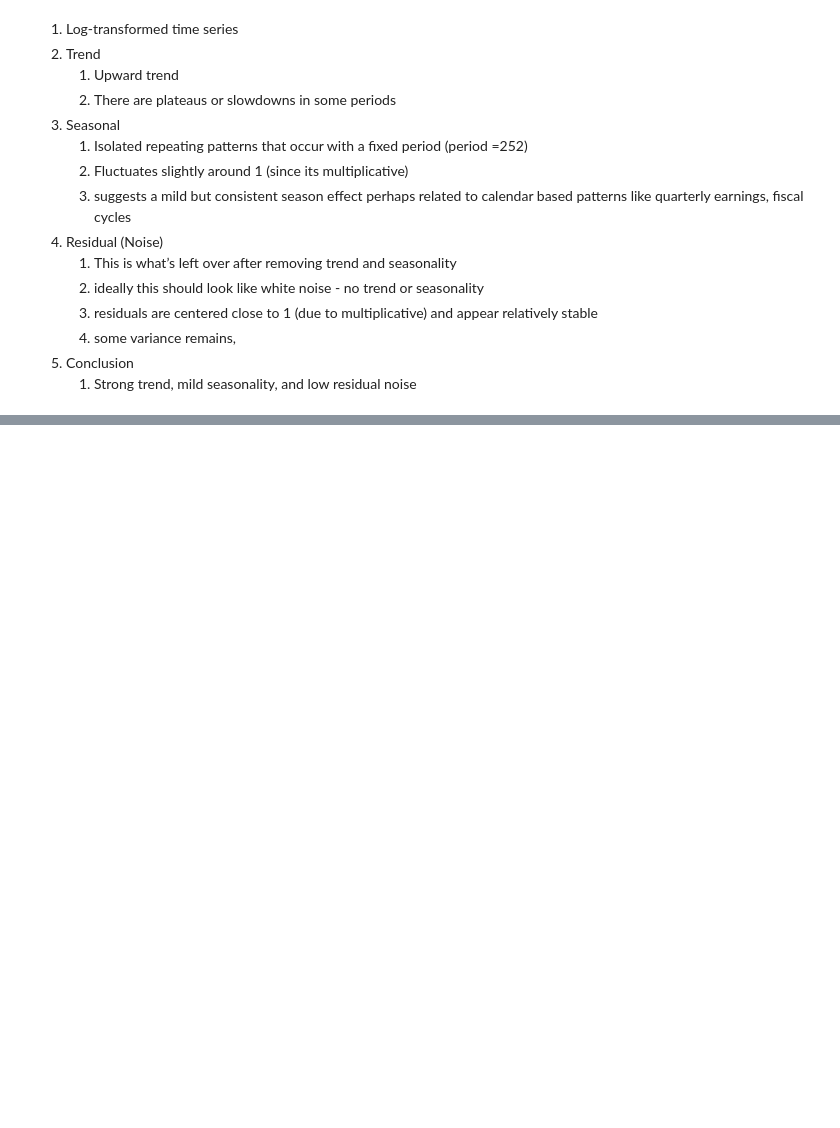
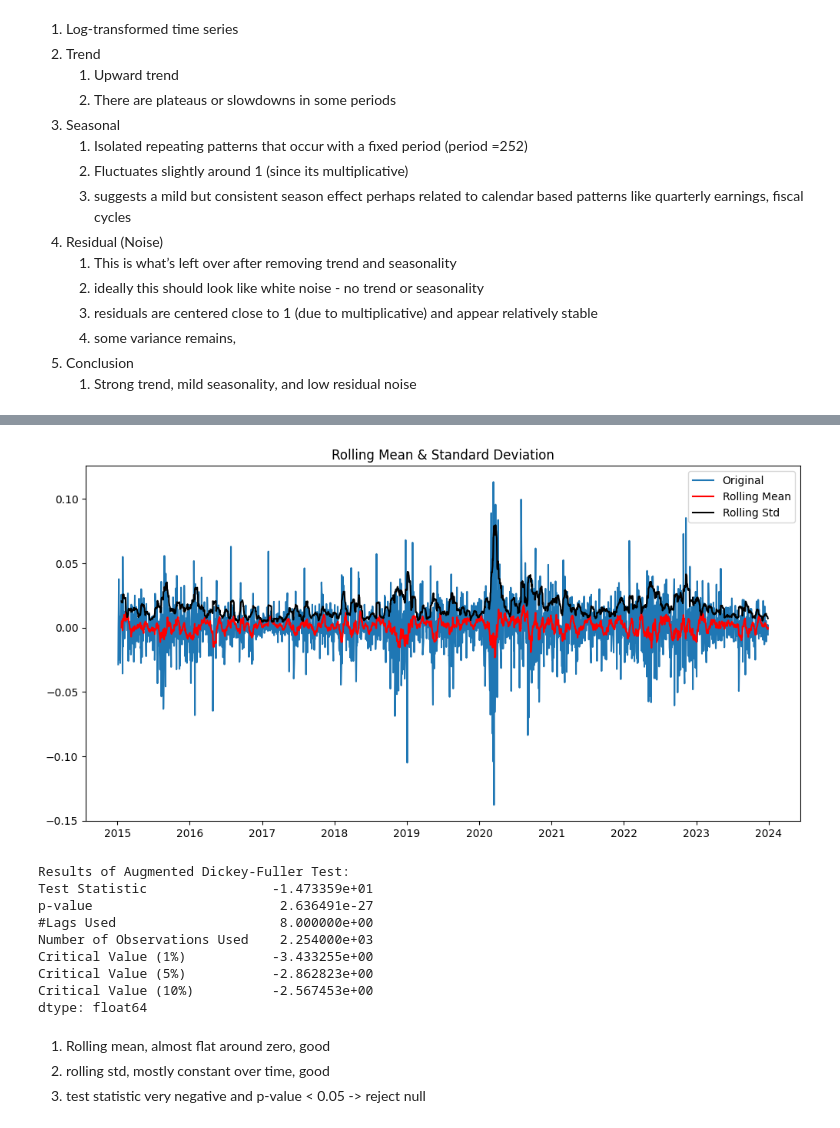
Before and after one commit to hankimmy/AAPL_ARIMA, a Jupyter notebook: arima.ipynb, the cells around one changed output, grey strips where cells are left out. Drawn from its saved outputs; the diff is of its cells as text; code cells hidden in the pictures; blank space fills up the shorter version.

```diff
--- a/arima.ipynb
+++ b/arima.ipynb
@@ -140,0 +186,21 @@ plt.show()
+# %%
+# Differencing
+df_log_diff = df_log.diff().dropna()
+
+# Test stationarity again
+test_stationarity(df_log_diff)
+# %% [output]
+[figure, added]
+Results of Augmented Dickey-Fuller Test:
+Test Statistic                -1.473359e+01
+p-value                        2.636491e-27
+#Lags Used                     8.000000e+00
+Number of Observations Used    2.254000e+03
+Critical Value (1%)           -3.433255e+00
+Critical Value (5%)           -2.862823e+00
+Critical Value (10%)          -2.567453e+00
+dtype: float64
+# %% [markdown]
+1. Rolling mean, almost flat around zero, good
+2. rolling std, mostly constant over time, good
+3. test statistic very negative and p-value < 0.05 -> reject null
```
Also changed, not shown: parts of 2 cells of this notebook.
